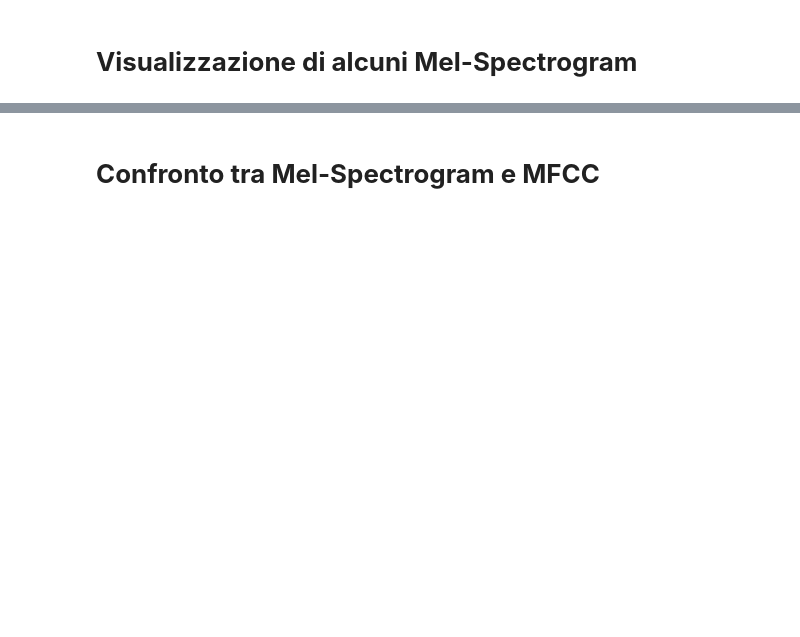
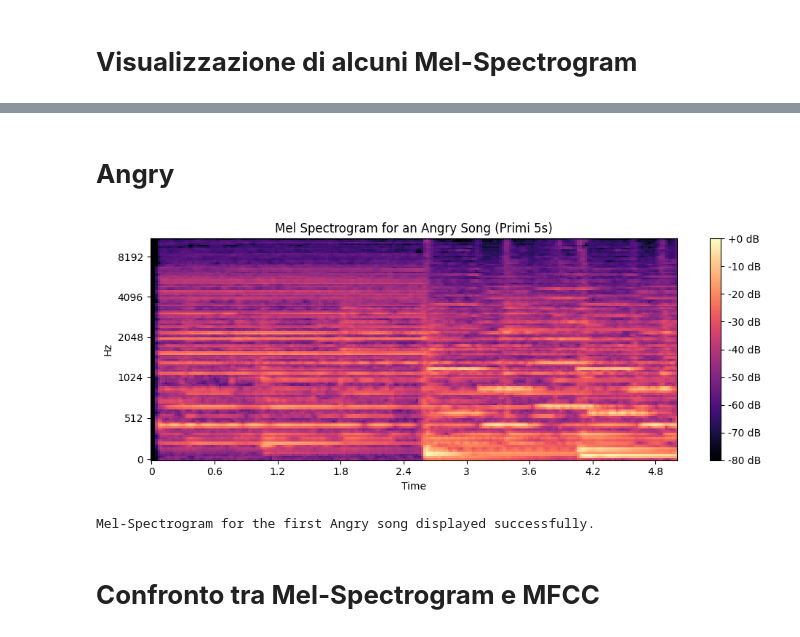
Before and after one commit to Lucazere00/music_emotion_recognition, a Jupyter notebook: music_emotion_recognition.ipynb, the cells around one changed output, grey strips where cells are left out. Saved outputs shown, nothing was run; the diff lists cells and outputs as text; code cells hidden in the pictures; blank space fills up the shorter version.

```diff
--- a/music_emotion_recognition.ipynb
+++ b/music_emotion_recognition.ipynb
@@ -457,3 +488,27 @@ for i in range(len(label_encoder.classes_)):
+# %% [markdown]
+# **Angry**
+# %%
+sample_angry_song = annotations_df[annotations_df['label'] == 'Angry'].iloc[0]
+sample_song_id_angry = int(sample_angry_song['song_id'])
+
+file_path_angry = os.path.join(audio_dir, f"{sample_song_id_angry}.mp3")
+
+y_angry, sr_angry = librosa.load(file_path_angry, duration=5)
+
+# Mel Spectrogram
+mel_angry = librosa.feature.melspectrogram(y=y_angry, sr=sr_angry, n_mels=128)
+mel_db_angry = librosa.power_to_db(mel_angry, ref=np.max)
+
+plt.figure(figsize=(10, 4))
+librosa.display.specshow(mel_db_angry, x_axis='time', y_axis='mel', sr=sr_angry)
+plt.colorbar(format='%+2.0f dB')
+plt.title('Mel Spectrogram for an Angry Song (Primi 5s)')
+plt.tight_layout()
+plt.show()
+print("Mel-Spectrogram for the first Angry song displayed successfully.")
+# %% [output]
+[figure, added]
+Mel-Spectrogram for the first Angry song displayed successfully.
 # %% [markdown]
 # **Confronto tra Mel-Spectrogram e MFCC**
 # %%
```
Also changed, not shown: parts of 20 cells of this notebook.
